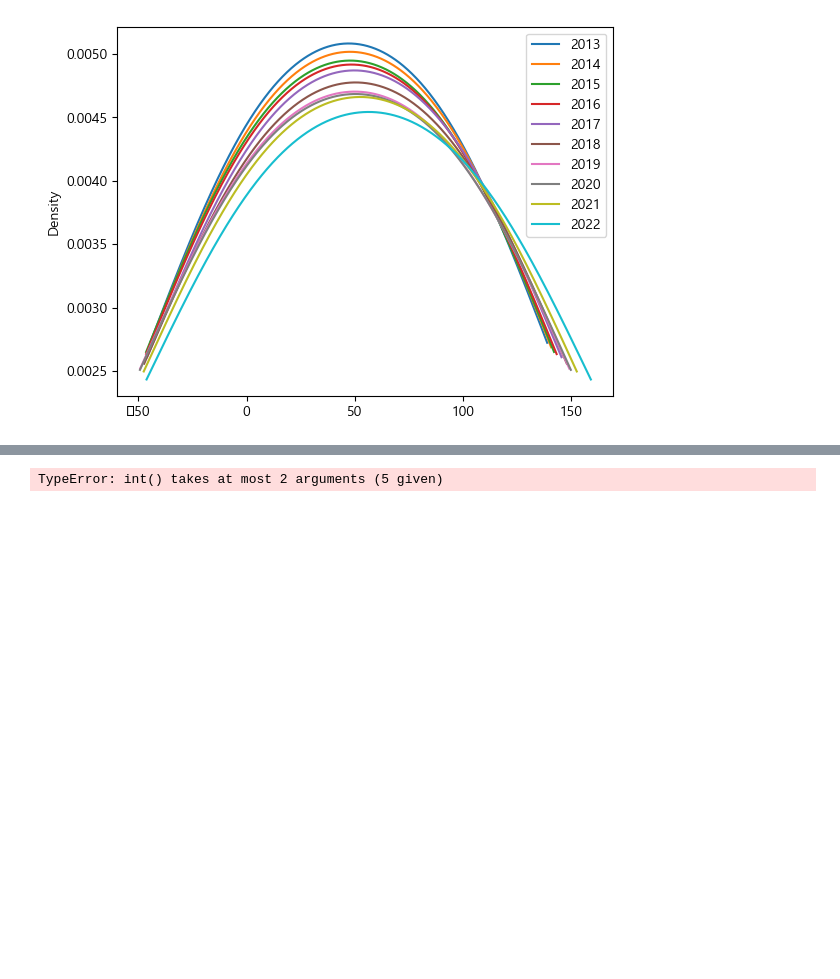
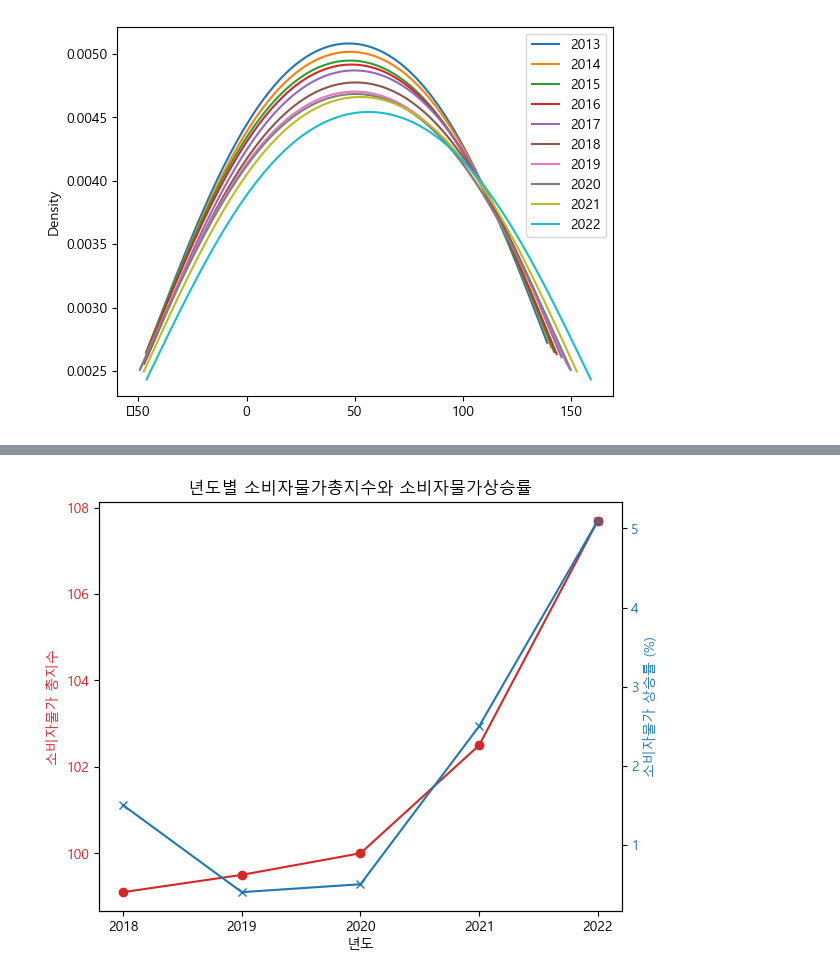
Before and after one commit to chan2-plc/data_police, a Jupyter notebook: cpi지수.ipynb, the cells around one changed output, grey strips where cells are left out. Saved outputs shown, nothing was run; the diff lists cells and outputs as text; code cells hidden in the pictures; blank space fills up the shorter version.

```diff
--- a/cpi지수.ipynb
+++ b/cpi지수.ipynb
@@ -206,25 +206,25 @@ plt.show()
 # %%
 years = [2018, 2019, 2020, 2021, 2022]
 cpi_total_index = [99.1, 99.5, 100.0, 102.5, 107.7]
 cpi_inflation_rate = [1.5, 0.4, 0.5, 2.5, 5.1]
 
 fig, ax1 = plt.subplots()
 
 color = 'tab:red'
 ax1.set_xlabel('년도')
 ax1.set_ylabel('소비자물가 총지수', color=color)
 ax1.plot(years, cpi_total_index, color=color, marker='o')
 ax1.tick_params(axis='y', labelcolor=color)
 
-ax2 = ax1.twinx()  # Y축을 공유하는 두 번째 축 생성
-
+ax2 = ax1.twinx()
+plt.xticks(years)
 color = 'tab:blue'
 ax2.set_ylabel('소비자물가 상승률 (%)', color=color)
 ax2.plot(years, cpi_inflation_rate, color=color, marker='x')
 ax2.tick_params(axis='y', labelcolor=color)
 
 fig.tight_layout()
 plt.title('년도별 소비자물가총지수와 소비자물가상승률')
 plt.show()
 # %% [output]
-TypeError: int() takes at most 2 arguments (5 given)
+[figure, added]
```
Also changed, not shown: parts of 1 cell of this notebook.
